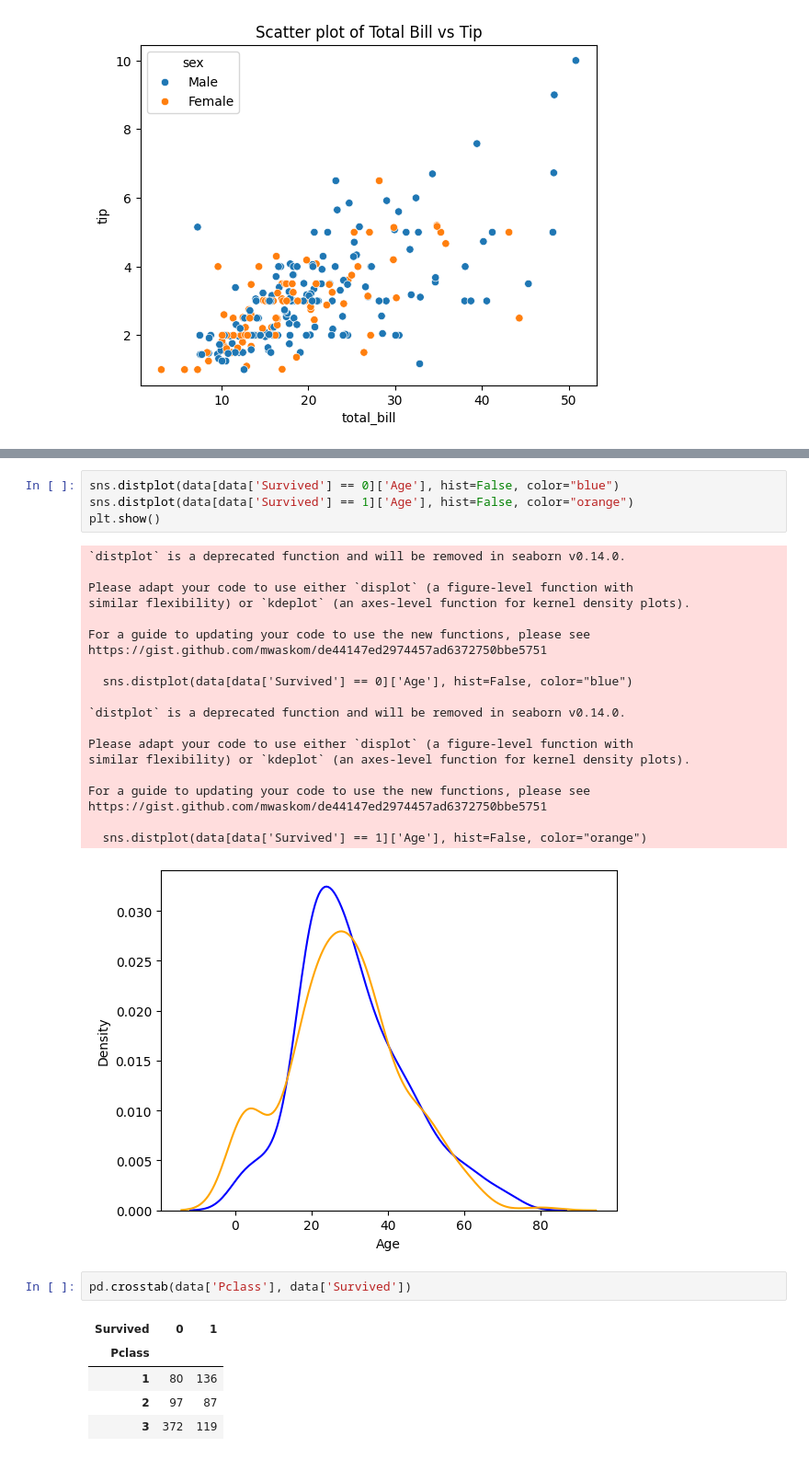
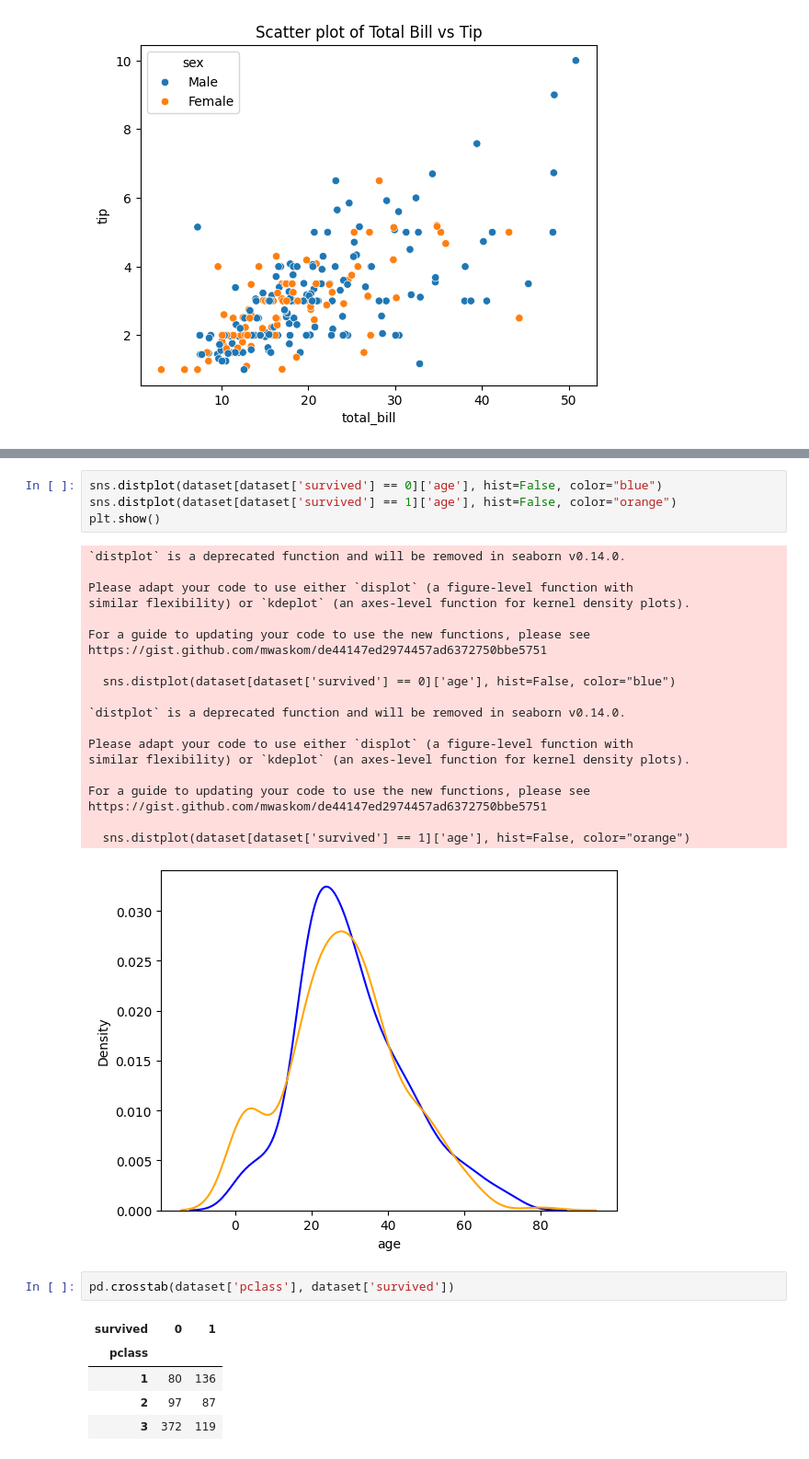
Before and after one commit to Vishwajeet-Londhe/SPPU-CSE-SEM6-Codes, a Jupyter notebook: DSBDA/9.ipynb, the cells around one changed output, grey strips where cells are left out. Shown at 92% size. Saved outputs shown, nothing was run; the diff lists cells and outputs as text.

Commit message:
data visualization 2

```diff
--- a/DSBDA/9.ipynb
+++ b/DSBDA/9.ipynb
@@ -64,8 +73,8 @@ plt.show()
 # %% [output]
 [figure]
 # %%
-sns.distplot(data[data['Survived'] == 0]['Age'], hist=False, color="blue")
-sns.distplot(data[data['Survived'] == 1]['Age'], hist=False, color="orange")
+sns.distplot(dataset[dataset['survived'] == 0]['age'], hist=False, color="blue")
+sns.distplot(dataset[dataset['survived'] == 1]['age'], hist=False, color="orange")
 plt.show()
 # %% [output]
 `distplot` is a deprecated function and will be removed in seaborn v0.14.0.
@@ -76,7 +85,7 @@ similar flexibility) or `kdeplot` (an axes-level function for kernel density plo
 For a guide to updating your code to use the new functions, please see
 https://gist.github.com/mwaskom/de44147ed2974457ad6372750bbe5751
 
-  sns.distplot(data[data['Survived'] == 0]['Age'], hist=False, color="blue")
+  sns.distplot(dataset[dataset['survived'] == 0]['age'], hist=False, color="blue")
 
 `distplot` is a deprecated function and will be removed in seaborn v0.14.0.
 
@@ -86,13 +95,13 @@ similar flexibility) or `kdeplot` (an axes-level function for kernel density plo
 For a guide to updating your code to use the new functions, please see
 https://gist.github.com/mwaskom/de44147ed2974457ad6372750bbe5751
 
-  sns.distplot(data[data['Survived'] == 1]['Age'], hist=False, color="orange")
+  sns.distplot(dataset[dataset['survived'] == 1]['age'], hist=False, color="orange")
 [figure]
 # %%
-pd.crosstab(data['Pclass'], data['Survived'])
+pd.crosstab(dataset['pclass'], dataset['survived'])
 # %% [output]
-| Survived | 0 | 1 |
-| Pclass |  |  |
+| survived | 0 | 1 |
+| pclass |  |  |
 | 1 | 80 | 136 |
 | 2 | 97 | 87 |
 | 3 | 372 | 119 |
```
Also changed, not shown: parts of 8 cells of this notebook.
